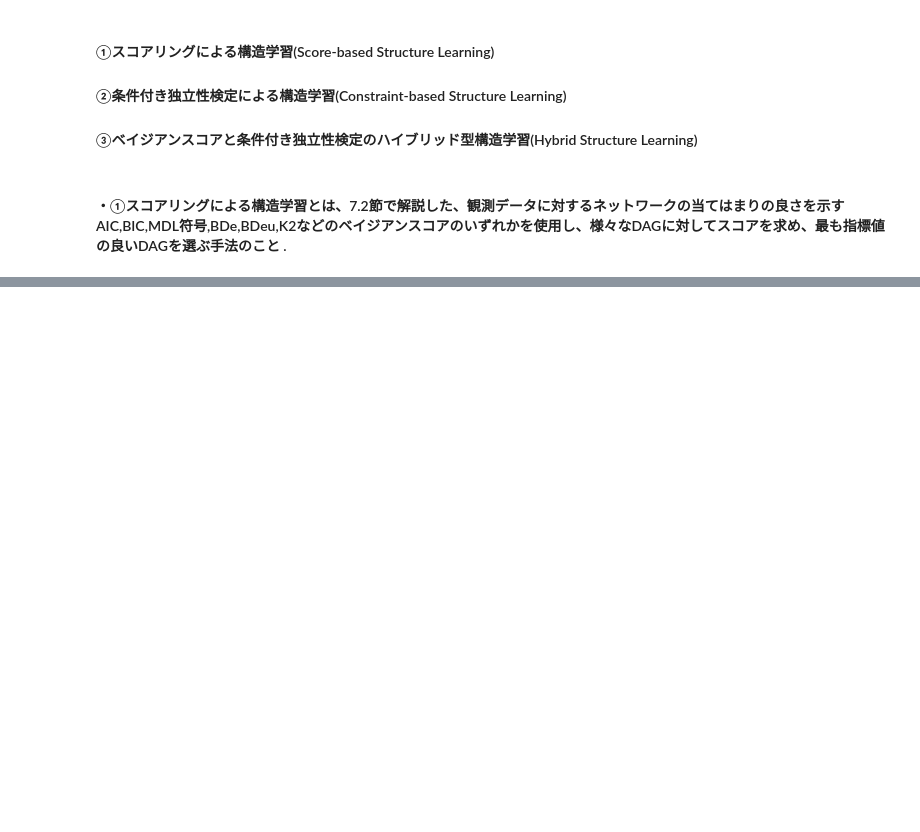
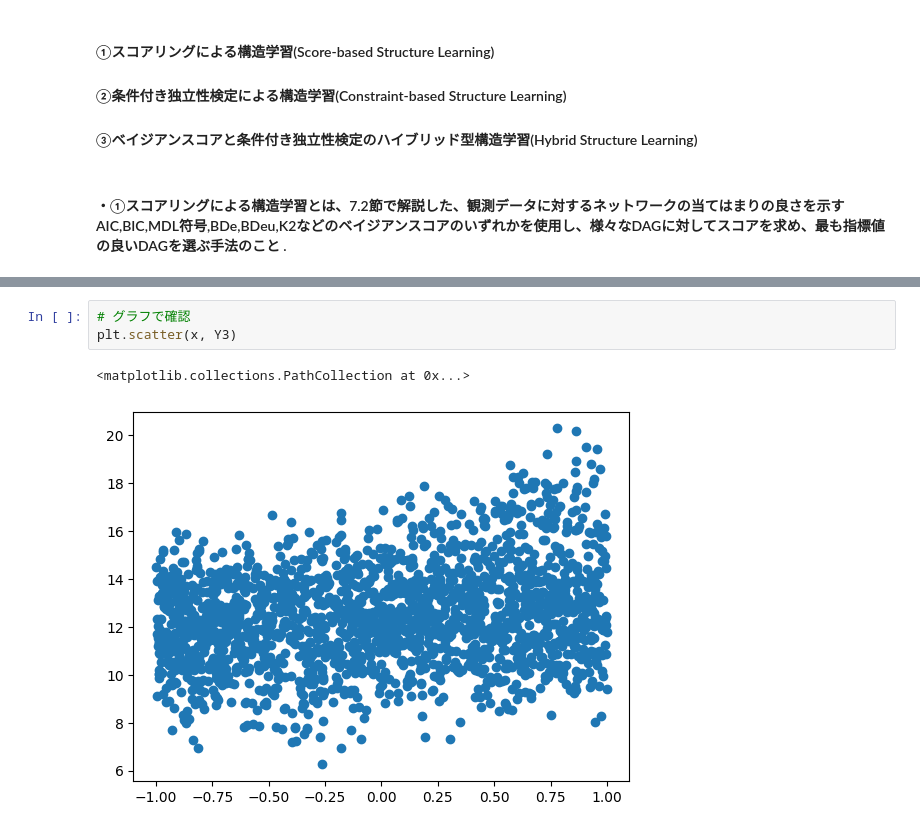
Before and after one commit to LABO-M/Python-causal-analysis, a Jupyter notebook: chapter7/chapter7.ipynb, the cells around one changed output, grey strips where cells are left out. Drawn from its saved outputs; the diff is of its cells as text; blank space fills up the shorter version.

```diff
--- a/chapter7/chapter7.ipynb
+++ b/chapter7/chapter7.ipynb
@@ -541,0 +723,6 @@ print(est.test_conditional_independence(
+# %%
+# グラフで確認
+plt.scatter(x, Y3)
+# %% [output]
+<matplotlib.collections.PathCollection at 0x...>
+[figure, added]
```
Also changed, not shown: parts of 147 cells of this notebook, 22 other files.
